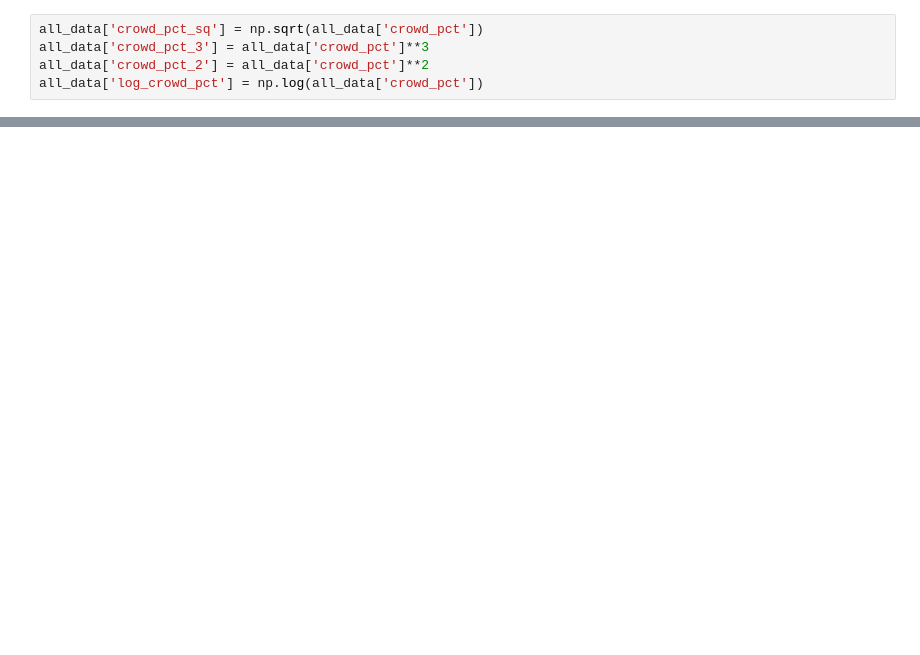
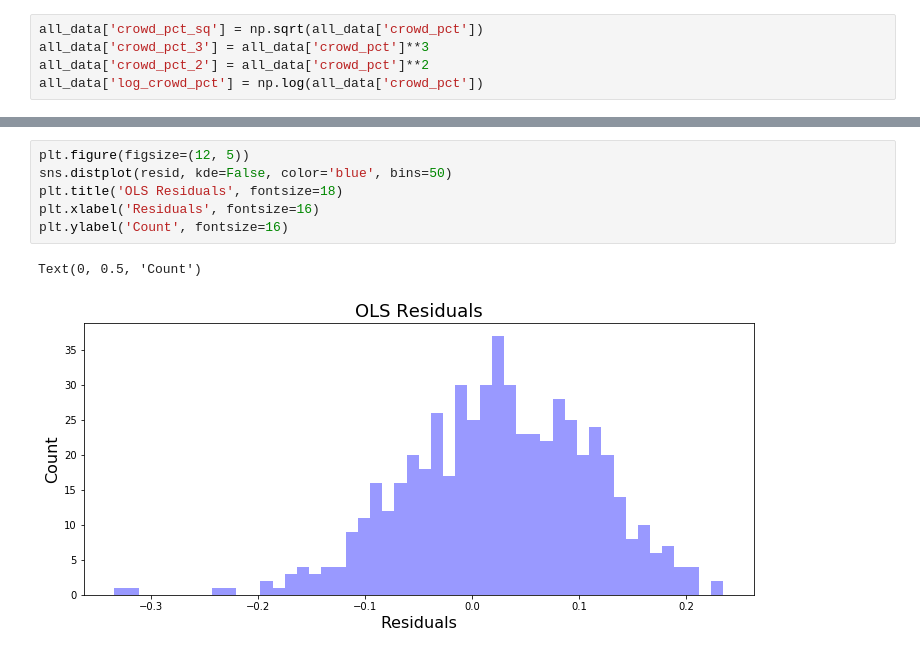
Before and after one commit to MthwRobinson/dissertation-research, a Jupyter notebook: research-notebooks/2-document-diversity.ipynb, the cells around one changed output, grey strips where cells are left out. Cells and saved outputs as stored; diff of their text form; blank space fills up the shorter version.

```diff
--- a/research-notebooks/2-document-diversity.ipynb
+++ b/research-notebooks/2-document-diversity.ipynb
@@ -154,0 +163,9 @@ plt.show()
+# %%
+plt.figure(figsize=(12, 5))
+sns.distplot(resid, kde=False, color='blue', bins=50)
+plt.title('OLS Residuals', fontsize=18)
+plt.xlabel('Residuals', fontsize=16)
+plt.ylabel('Count', fontsize=16)
+# %% [output]
+Text(0, 0.5, 'Count')
+[figure, added]
```
Also changed, not shown: parts of 8 cells of this notebook, 1 other file.
